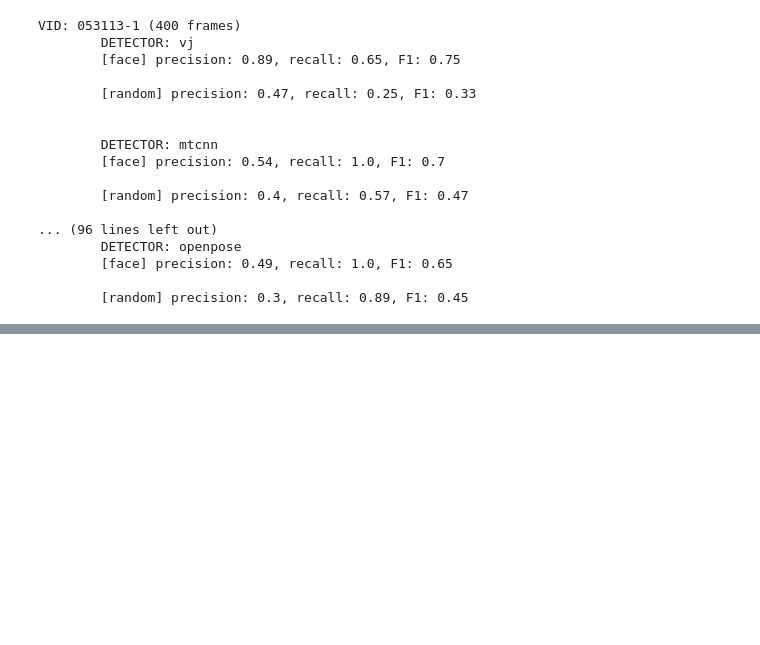
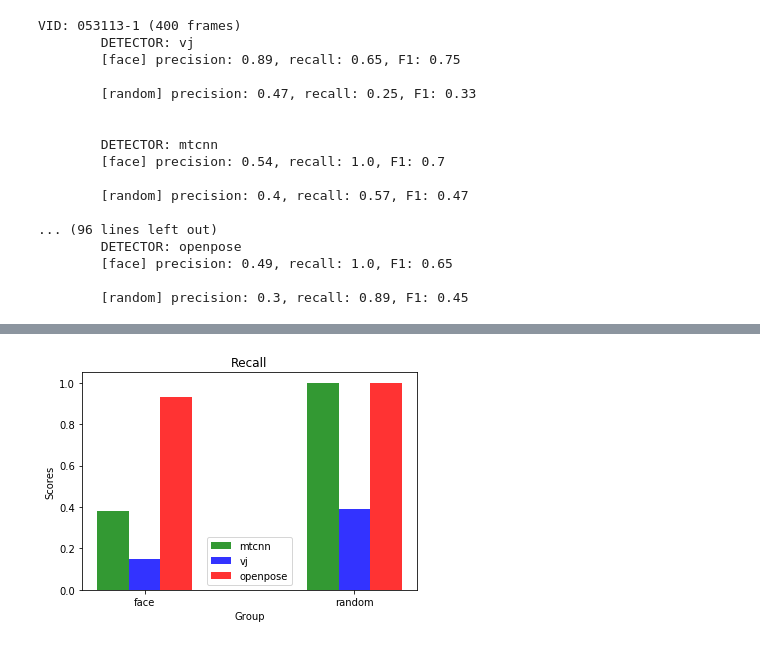
Before and after one commit to brialorelle/headcam-algo, a Jupyter notebook: gold_set_eval.ipynb, the cells around one changed output, grey strips where cells are left out. Cells and saved outputs as stored; diff of their text form; code cells hidden in the pictures; blank space fills up the shorter version.

```diff
--- a/gold_set_eval.ipynb
+++ b/gold_set_eval.ipynb
@@ -156,0 +252,17 @@ VID: 053113-1 (400 frames)
+# %%
+for i, det in enumerate(det_names):
+    x = index + i*bar_width
+    rects.append(plt.bar(x, r[det], bar_width,
+                         alpha=opacity,
+                         color=colors[i],
+                         label=det))
+
+plt.xlabel('Group')
+plt.ylabel('Scores')
+plt.title('Recall')
+plt.xticks(index + bar_width, ('face', 'random'))
+plt.legend()
+
+plt.show()
+# %% [output]
+[figure, added]
```
Also changed, not shown: parts of 11 cells of this notebook.
